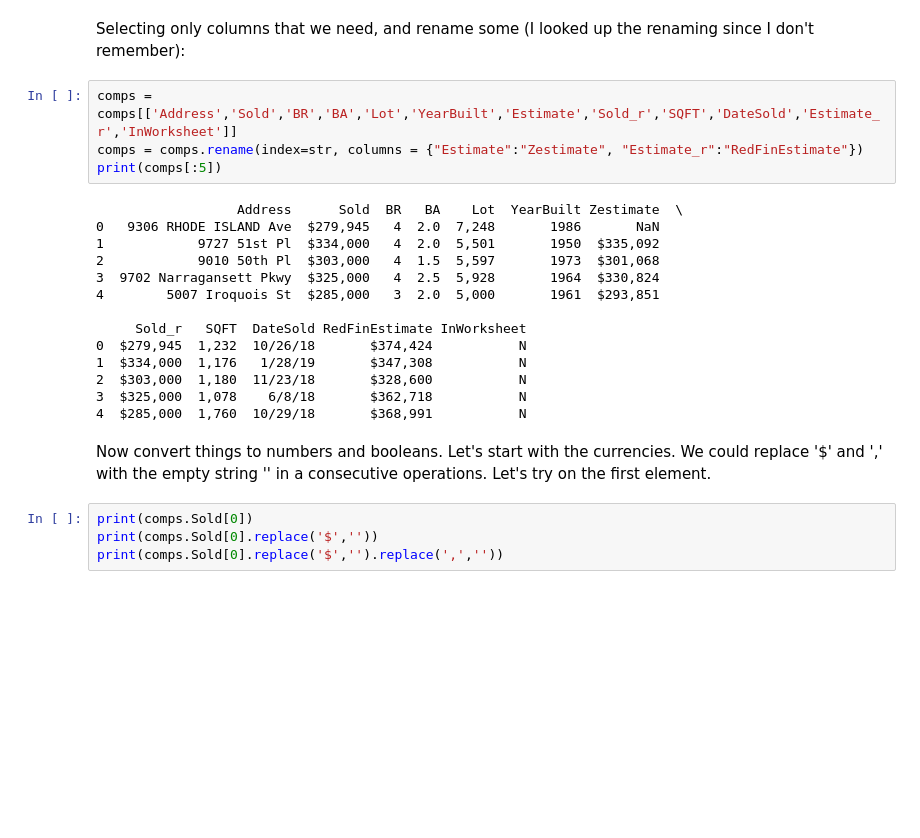
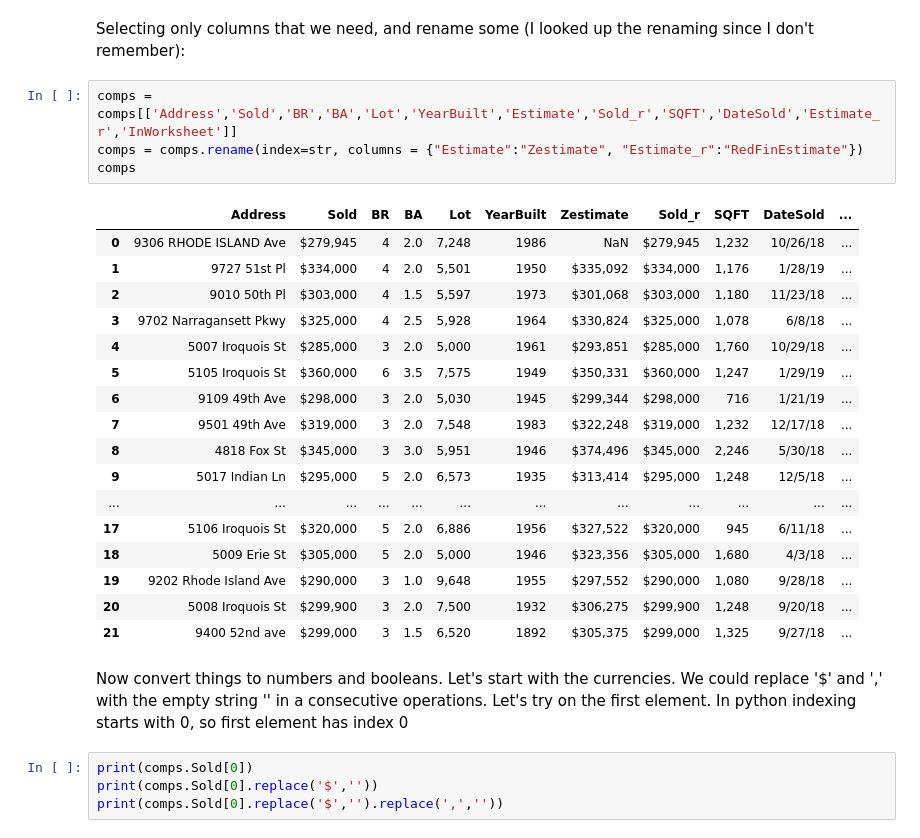
Before and after one commit to raudskjeggg/4t, a Jupyter notebook: CompSales.ipynb, the cells around one changed output. Drawn from its saved outputs; the diff is of its cells as text; blank space fills up the shorter version.

```diff
--- a/CompSales.ipynb
+++ b/CompSales.ipynb
@@ -70,23 +70,27 @@ Selecting only columns that we need, and rename some (I looked up the renaming s
 # %%
 comps = comps[['Address','Sold','BR','BA','Lot','YearBuilt','Estimate','Sold_r','SQFT','DateSold','Estimate_r','InWorksheet']]
 comps = comps.rename(index=str, columns = {"Estimate":"Zestimate", "Estimate_r":"RedFinEstimate"})
-print(comps[:5])
+comps
 # %% [output]
-                  Address      Sold  BR   BA    Lot  YearBuilt Zestimate  \
-0   9306 RHODE ISLAND Ave  $279,945   4  2.0  7,248       1986       NaN
-1            9727 51st Pl  $334,000   4  2.0  5,501       1950  $335,092
-2            9010 50th Pl  $303,000   4  1.5  5,597       1973  $301,068
-3  9702 Narragansett Pkwy  $325,000   4  2.5  5,928       1964  $330,824
-4        5007 Iroquois St  $285,000   3  2.0  5,000       1961  $293,851
-
-     Sold_r   SQFT  DateSold RedFinEstimate InWorksheet
-0  $279,945  1,232  10/26/18       $374,424           N
-1  $334,000  1,176   1/28/19       $347,308           N
-2  $303,000  1,180  11/23/18       $328,600           N
-3  $325,000  1,078    6/8/18       $362,718           N
-4  $285,000  1,760  10/29/18       $368,991           N
+|  | Address | Sold | BR | BA | Lot | YearBuilt | Zestimate | Sold_r | SQFT | DateSold | ... |
+| 0 | 9306 RHODE ISLAND Ave | $279,945 | 4 | 2.0 | 7,248 | 1986 | NaN | $279,945 | 1,232 | 10/26/18 | ... |
+| 1 | 9727 51st Pl | $334,000 | 4 | 2.0 | 5,501 | 1950 | $335,092 | $334,000 | 1,176 | 1/28/19 | ... |
+| 2 | 9010 50th Pl | $303,000 | 4 | 1.5 | 5,597 | 1973 | $301,068 | $303,000 | 1,180 | 11/23/18 | ... |
+| 3 | 9702 Narragansett Pkwy | $325,000 | 4 | 2.5 | 5,928 | 1964 | $330,824 | $325,000 | 1,078 | 6/8/18 | ... |
+| 4 | 5007 Iroquois St | $285,000 | 3 | 2.0 | 5,000 | 1961 | $293,851 | $285,000 | 1,760 | 10/29/18 | ... |
+| 5 | 5105 Iroquois St | $360,000 | 6 | 3.5 | 7,575 | 1949 | $350,331 | $360,000 | 1,247 | 1/29/19 | ... |
+| 6 | 9109 49th Ave | $298,000 | 3 | 2.0 | 5,030 | 1945 | $299,344 | $298,000 | 716 | 1/21/19 | ... |
+| 7 | 9501 49th Ave | $319,000 | 3 | 2.0 | 7,548 | 1983 | $322,248 | $319,000 | 1,232 | 12/17/18 | ... |
+| 8 | 4818 Fox St | $345,000 | 3 | 3.0 | 5,951 | 1946 | $374,496 | $345,000 | 2,246 | 5/30/18 | ... |
+| 9 | 5017 Indian Ln | $295,000 | 5 | 2.0 | 6,573 | 1935 | $313,414 | $295,000 | 1,248 | 12/5/18 | ... |
+| ... | ... | ... | ... | ... | ... | ... | ... | ... | ... | ... | ... |
+| 17 | 5106 Iroquois St | $320,000 | 5 | 2.0 | 6,886 | 1956 | $327,522 | $320,000 | 945 | 6/11/18 | ... |
+| 18 | 5009 Erie St | $305,000 | 5 | 2.0 | 5,000 | 1946 | $323,356 | $305,000 | 1,680 | 4/3/18 | ... |
+| 19 | 9202 Rhode Island Ave | $290,000 | 3 | 1.0 | 9,648 | 1955 | $297,552 | $290,000 | 1,080 | 9/28/18 | ... |
+| 20 | 5008 Iroquois St | $299,900 | 3 | 2.0 | 7,500 | 1932 | $306,275 | $299,900 | 1,248 | 9/20/18 | ... |
+| 21 | 9400 52nd ave | $299,000 | 3 | 1.5 | 6,520 | 1892 | $305,375 | $299,000 | 1,325 | 9/27/18 | ... |
 # %% [markdown]
-Now convert things to numbers and booleans. Let's start with the currencies. We could replace '$' and ',' with the empty string '' in a consecutive operations. Let's try on the first element.
+Now convert things to numbers and booleans. Let's start with the currencies. We could replace '$' and ',' with the empty string '' in a consecutive operations. Let's try on the first element. In python indexing starts with 0, so first element has index 0
 # %%
 print(comps.Sold[0])
 print(comps.Sold[0].replace('$',''))
```
Also changed, not shown: parts of 17 cells of this notebook, 2 other files.
